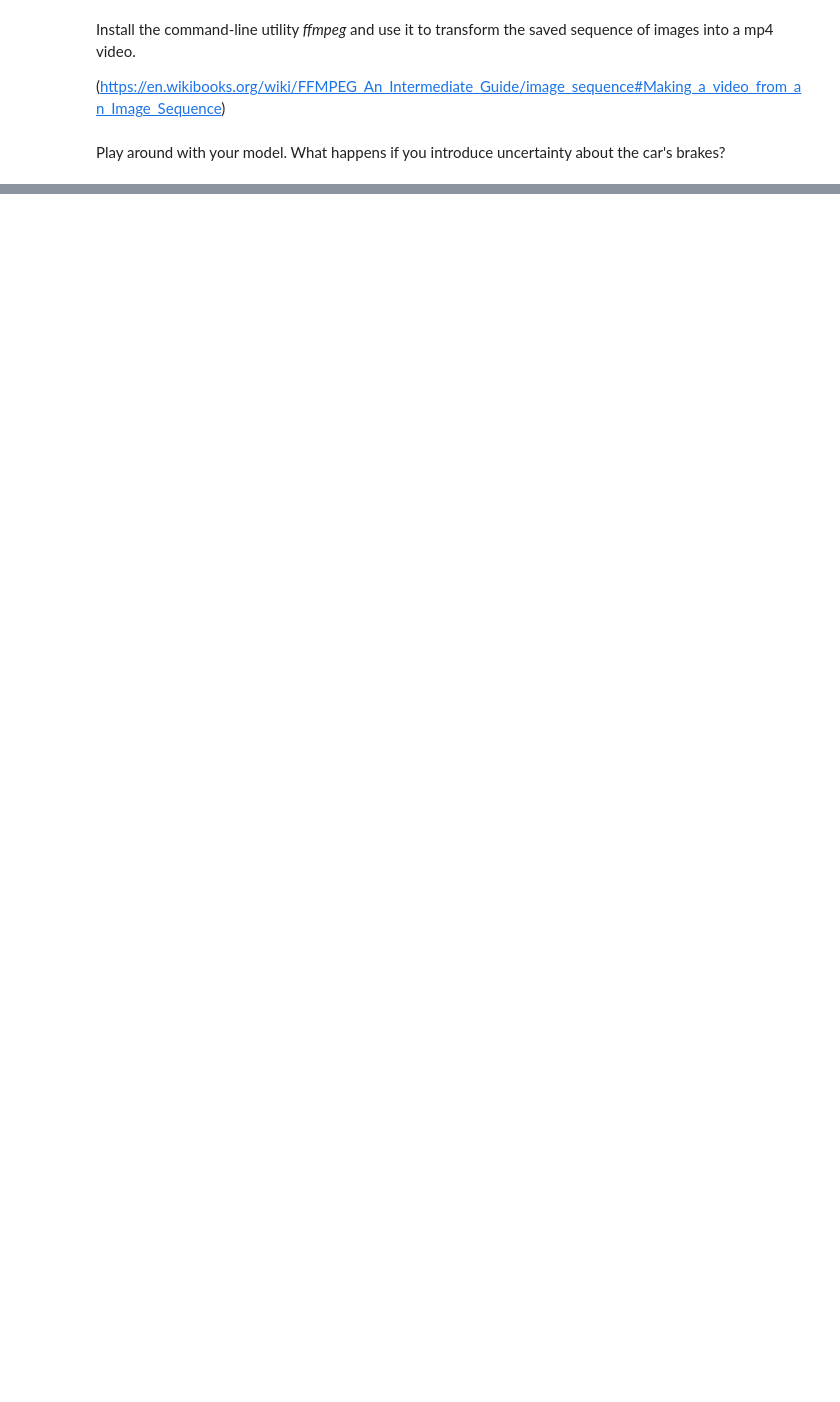
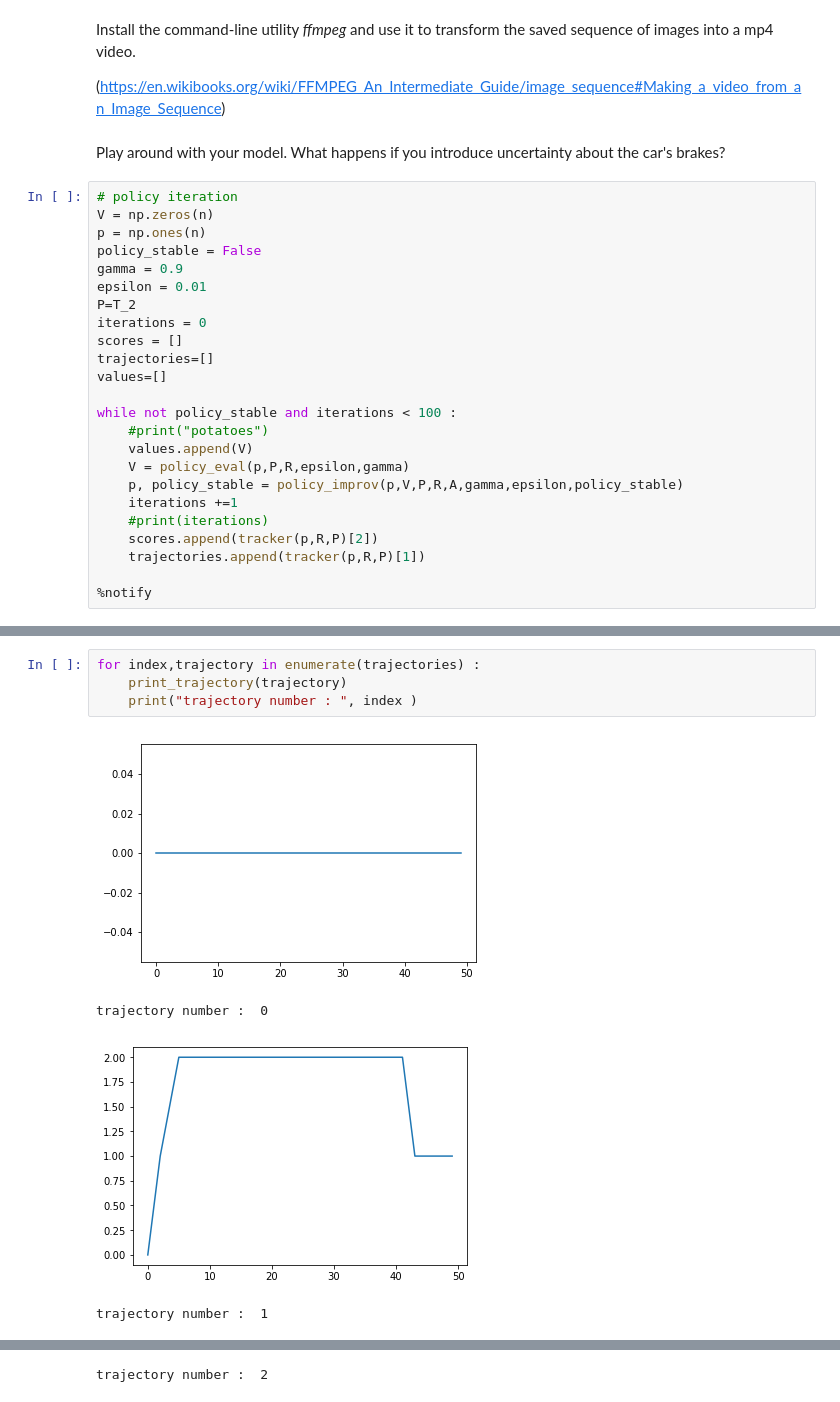
Before and after one commit to jonasracine/RL_sandbox, a Jupyter notebook: street_racer.ipynb, the cells around one changed output, grey strips where cells are left out. Drawn from its saved outputs; the diff is of its cells as text; blank space fills up the shorter version.

```diff
--- a/street_racer.ipynb
+++ b/street_racer.ipynb
@@ -430,3 +471,27 @@ Install the command-line utility _ffmpeg_ and use it to transform the saved sequ
 (https://en.wikibooks.org/wiki/FFMPEG_An_Intermediate_Guide/image_sequence#Making_a_video_from_an_Image_Sequence)
 # %% [markdown]
 Play around with your model. What happens if you introduce uncertainty about the car's brakes?
+# %%
+# policy iteration
+V = np.zeros(n)
+p = np.ones(n)
+policy_stable = False
+gamma = 0.9
+epsilon = 0.01
+P=T_2
+iterations = 0
+scores = []
+trajectories=[]
+values=[]
+
+while not policy_stable and iterations < 100 :
+    #print("potatoes")
+    values.append(V)
+    V = policy_eval(p,P,R,epsilon,gamma)
+    p, policy_stable = policy_improv(p,V,P,R,A,gamma,epsilon,policy_stable)
+    iterations +=1
+    #print(iterations)
+    scores.append(tracker(p,R,P)[2])
+    trajectories.append(tracker(p,R,P)[1])
+
+%notify
@@ -432,0 +500,9 @@ Play around with your model. What happens if you introduce uncertainty about the
+# %%
+for index,trajectory in enumerate(trajectories) :
+    print_trajectory(trajectory)
+    print("trajectory number : ", index )
+# %% [output]
+[figure, added]
+trajectory number :  0
+[figure, added]
+trajectory number :  1
@@ -432,0 +510 @@ Play around with your model. What happens if you introduce uncertainty about the
+trajectory number :  2
```
Also changed, not shown: parts of 15 cells of this notebook.
